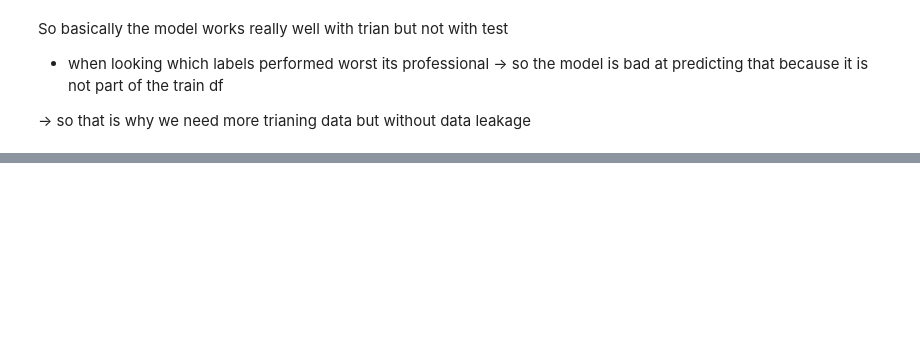
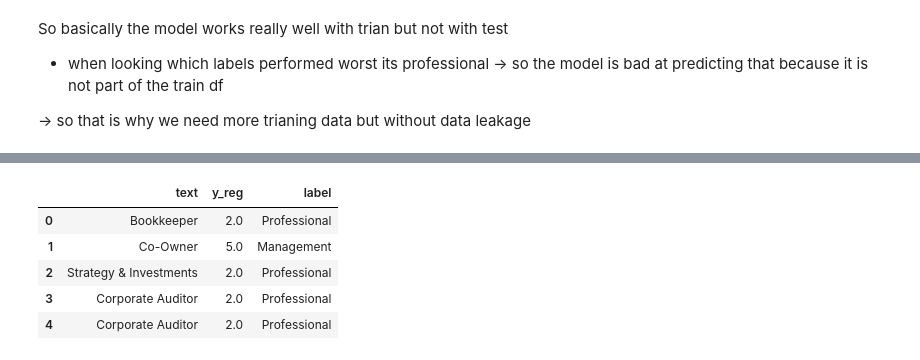
Before and after one commit to luisadosch/nlp-job-title-classification-benchmark-snapaddy, a Jupyter notebook: src/model-3.ipynb, the cells around one changed output, grey strips where cells are left out. Drawn from its saved outputs; the diff is of its cells as text; code cells hidden in the pictures; blank space fills up the shorter version.

```diff
--- a/src/model-3.ipynb
+++ b/src/model-3.ipynb
@@ -274,0 +325,9 @@ So basically the model works really well with trian but not with test
+# %%
+data_synthetic.head()
+# %% [output]
+|  | text | y_reg | label |
+| 0 | Bookkeeper | 2.0 | Professional |
+| 1 | Co-Owner | 5.0 | Management |
+| 2 | Strategy & Investments | 2.0 | Professional |
+| 3 | Corporate Auditor | 2.0 | Professional |
+| 4 | Corporate Auditor | 2.0 | Professional |
```
Also changed, not shown: parts of 21 cells of this notebook.
